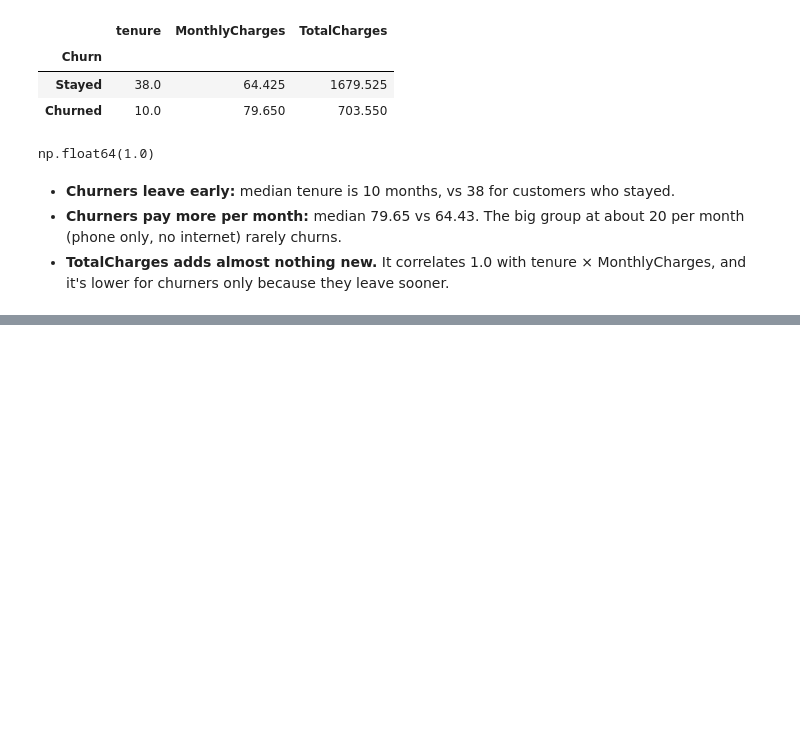
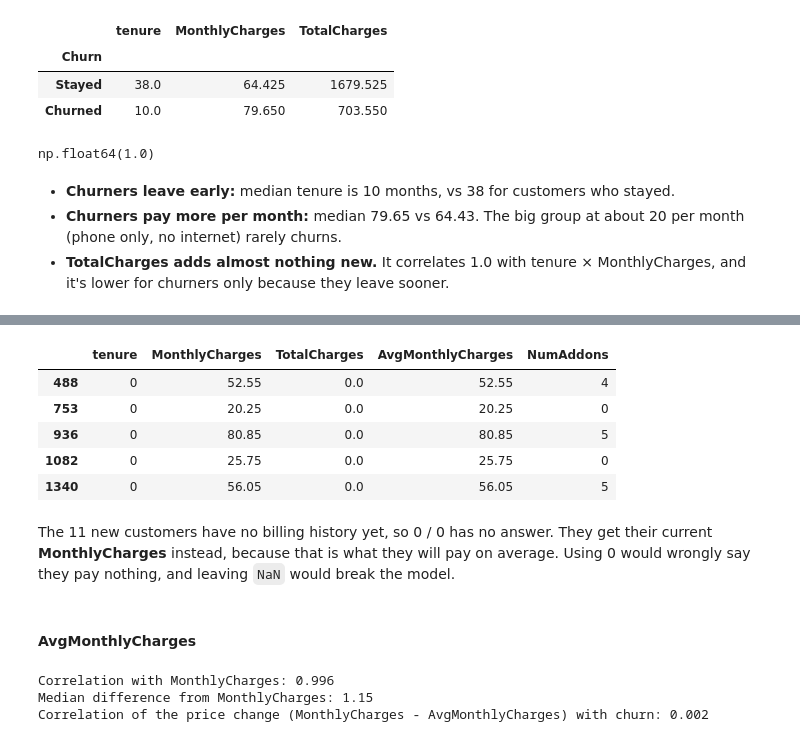
Before and after one commit to MuteMuty/telco-churn, a Jupyter notebook: notebooks/churn_analysis.ipynb, the cells around one changed output, grey strips where cells are left out. Cells and saved outputs as stored; diff of their text form; code cells hidden in the pictures; blank space fills up the shorter version.

```diff
--- a/notebooks/churn_analysis.ipynb
+++ b/notebooks/churn_analysis.ipynb
@@ -265,0 +293,24 @@ np.float64(1.0)
+# %%
+# new customers: tenure == 0, so TotalCharges / tenure would be 0 / 0
+X_feat.loc[X_feat["tenure"] == 0, ["tenure", "MonthlyCharges", "TotalCharges", *ENGINEERED_COLUMNS]].head()
+# %% [output]
+|  | tenure | MonthlyCharges | TotalCharges | AvgMonthlyCharges | NumAddons |
+| 488 | 0 | 52.55 | 0.0 | 52.55 | 4 |
+| 753 | 0 | 20.25 | 0.0 | 20.25 | 0 |
+| 936 | 0 | 80.85 | 0.0 | 80.85 | 5 |
+| 1082 | 0 | 25.75 | 0.0 | 25.75 | 0 |
+| 1340 | 0 | 56.05 | 0.0 | 56.05 | 5 |
+# %% [markdown]
+The 11 new customers have no billing history yet, so 0 / 0 has no answer. They get their current **MonthlyCharges** instead, because that is what they will pay on average. Using 0 would wrongly say they pay nothing, and leaving `NaN` would break the model.
+# %% [markdown]
+#### AvgMonthlyCharges
+# %%
+avg, monthly = X_feat["AvgMonthlyCharges"], X_feat["MonthlyCharges"]
+print(f"Correlation with MonthlyCharges: {avg.corr(monthly):.3f}")
+print(f"Median difference from MonthlyCharges: {(avg - monthly).abs().median():.2f}")
+print(f"Correlation of the price change (MonthlyCharges - AvgMonthlyCharges) with churn: "
+      f"{(monthly - avg).corr(y):.3f}")
+# %% [output]
+Correlation with MonthlyCharges: 0.996
+Median difference from MonthlyCharges: 1.15
+Correlation of the price change (MonthlyCharges - AvgMonthlyCharges) with churn: 0.002
```
Also changed, not shown: parts of 15 cells of this notebook, 2 other files.
